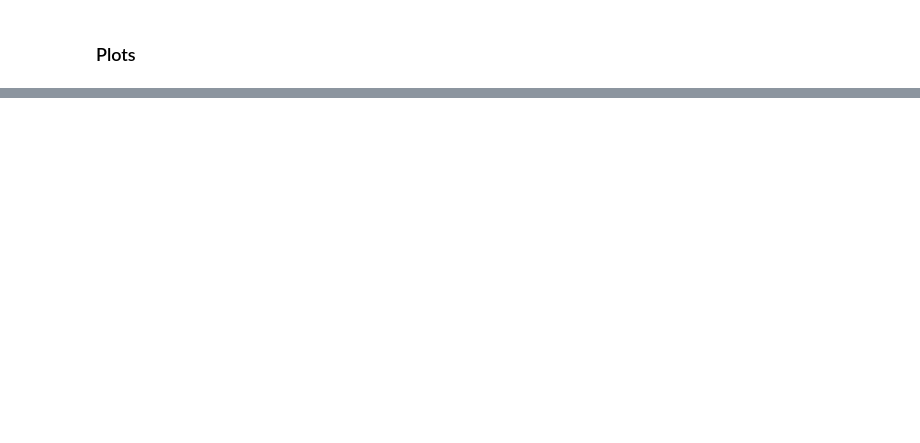
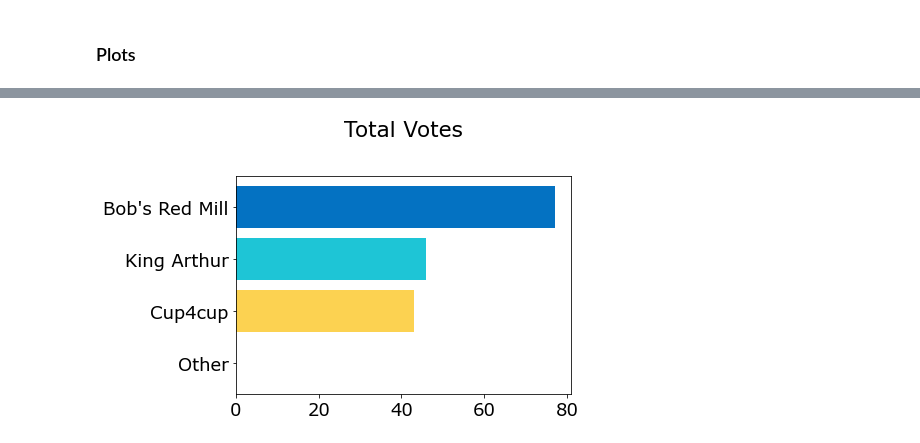
Before and after one commit to kkeller88/product-meta-analysis, a Jupyter notebook: notebooks/reddit-comments-general.ipynb, the cells around one changed output, grey strips where cells are left out. Cells and saved outputs as stored; diff of their text form; code cells hidden in the pictures; blank space fills up the shorter version.

```diff
--- a/notebooks/reddit-comments-general.ipynb
+++ b/notebooks/reddit-comments-general.ipynb
@@ -207,0 +69,4 @@ create_bar_chart(votes)
+# %%
+p.create_bar_chart(brand_summary)
+# %% [output]
+[figure, added]
```
Also changed, not shown: parts of 19 cells of this notebook, 5 other files.
